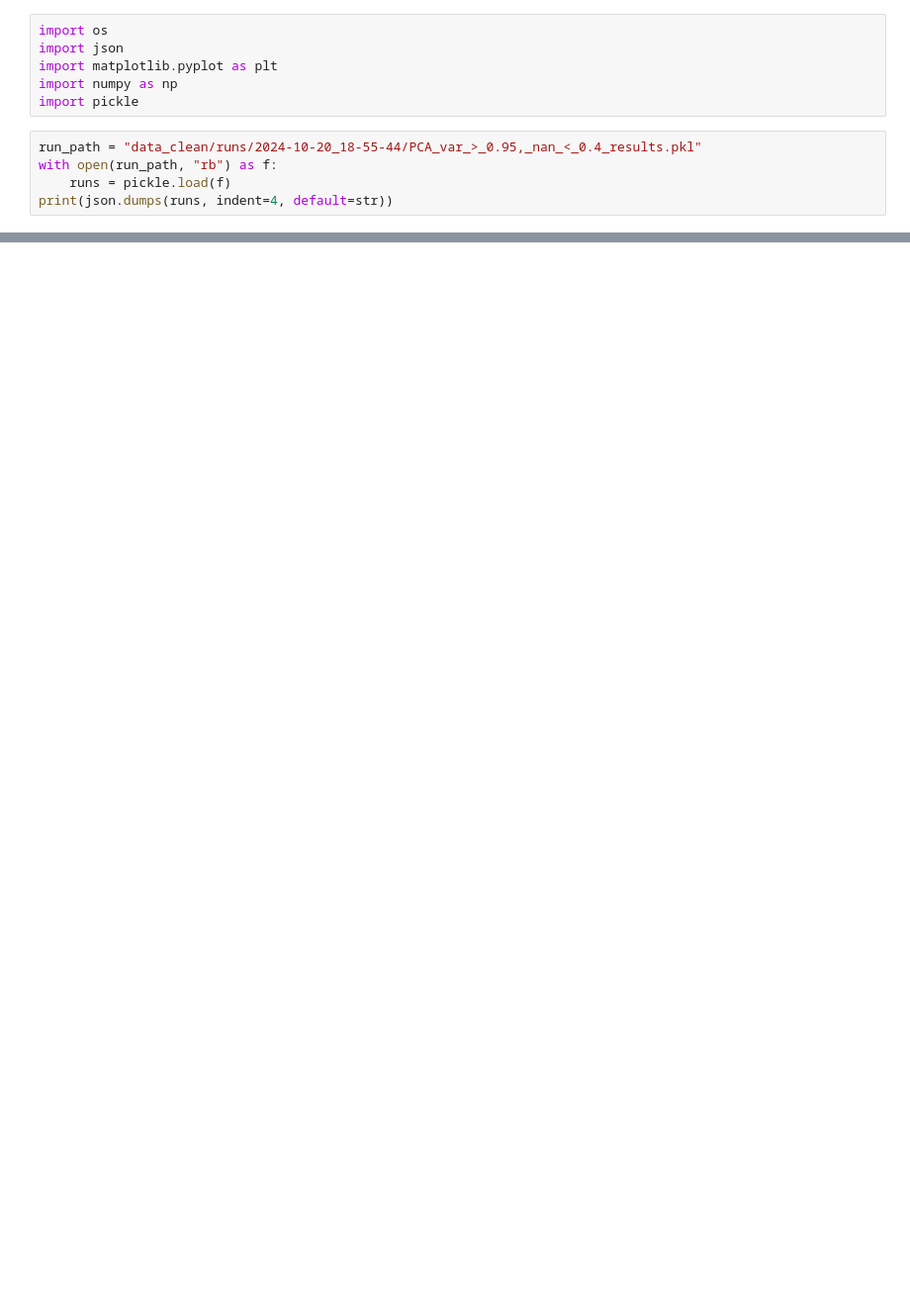
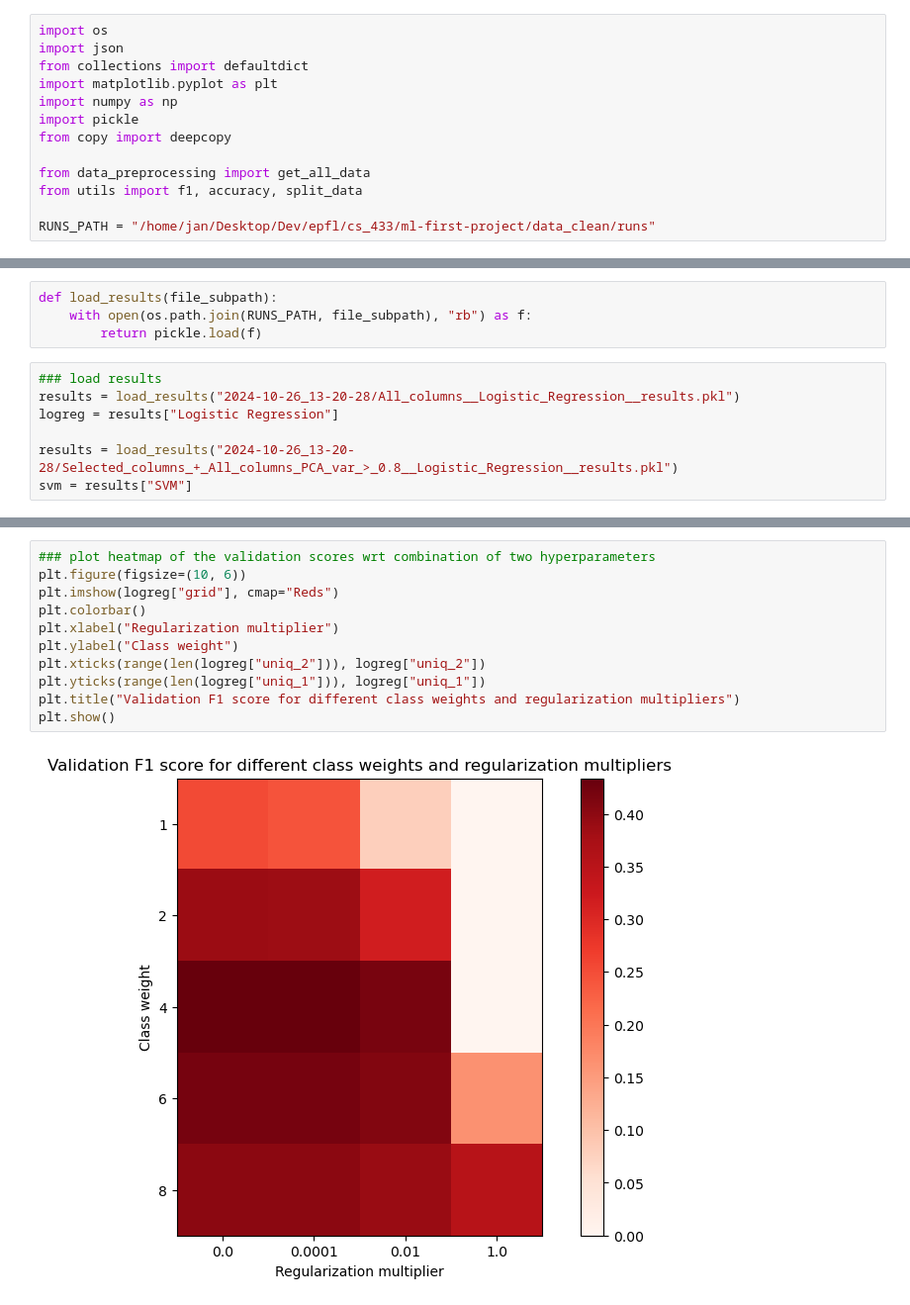
Before and after one commit to CS-433/linden_league_project1, a Jupyter notebook: analysis.ipynb, the cells around one changed output, grey strips where cells are left out. Shown at 99% size. Drawn from its saved outputs; the diff is of its cells as text; blank space fills up the shorter version.

```diff
--- a/analysis.ipynb
+++ b/analysis.ipynb
@@ -1,11 +1,13 @@
 # %%
 import os
 import json
+from collections import defaultdict
 import matplotlib.pyplot as plt
 import numpy as np
 import pickle
+from copy import deepcopy
+
+from data_preprocessing import get_all_data
+from utils import f1, accuracy, split_data
+
+RUNS_PATH = "/home/jan/Desktop/Dev/epfl/cs_433/ml-first-project/data_clean/runs"
-# %%
-run_path = "data_clean/runs/2024-10-20_18-55-44/PCA_var_>_0.95,_nan_<_0.4_results.pkl"
-with open(run_path, "rb") as f:
-    runs = pickle.load(f)
-print(json.dumps(runs, indent=4, default=str))
@@ -31,0 +14,11 @@ print(json.dumps(runs, indent=4, default=str))
+# %%
+def load_results(file_subpath):
+    with open(os.path.join(RUNS_PATH, file_subpath), "rb") as f:
+        return pickle.load(f)
+# %%
+### load results
+results = load_results("2024-10-26_13-20-28/All_columns__Logistic_Regression__results.pkl")
+logreg = results["Logistic Regression"]
+
+results = load_results("2024-10-26_13-20-28/Selected_columns_+_All_columns_PCA_var_>_0.8__Logistic_Regression__results.pkl")
+svm = results["SVM"]
@@ -31,0 +59,13 @@ print(json.dumps(runs, indent=4, default=str))
+# %%
+### plot heatmap of the validation scores wrt combination of two hyperparameters
+plt.figure(figsize=(10, 6))
+plt.imshow(logreg["grid"], cmap="Reds")
+plt.colorbar()
+plt.xlabel("Regularization multiplier")
+plt.ylabel("Class weight")
+plt.xticks(range(len(logreg["uniq_2"])), logreg["uniq_2"])
+plt.yticks(range(len(logreg["uniq_1"])), logreg["uniq_1"])
+plt.title("Validation F1 score for different class weights and regularization multipliers")
+plt.show()
+# %% [output]
+[figure, added]
```
Also changed, not shown: parts of 25 cells of this notebook, 3 other files.
